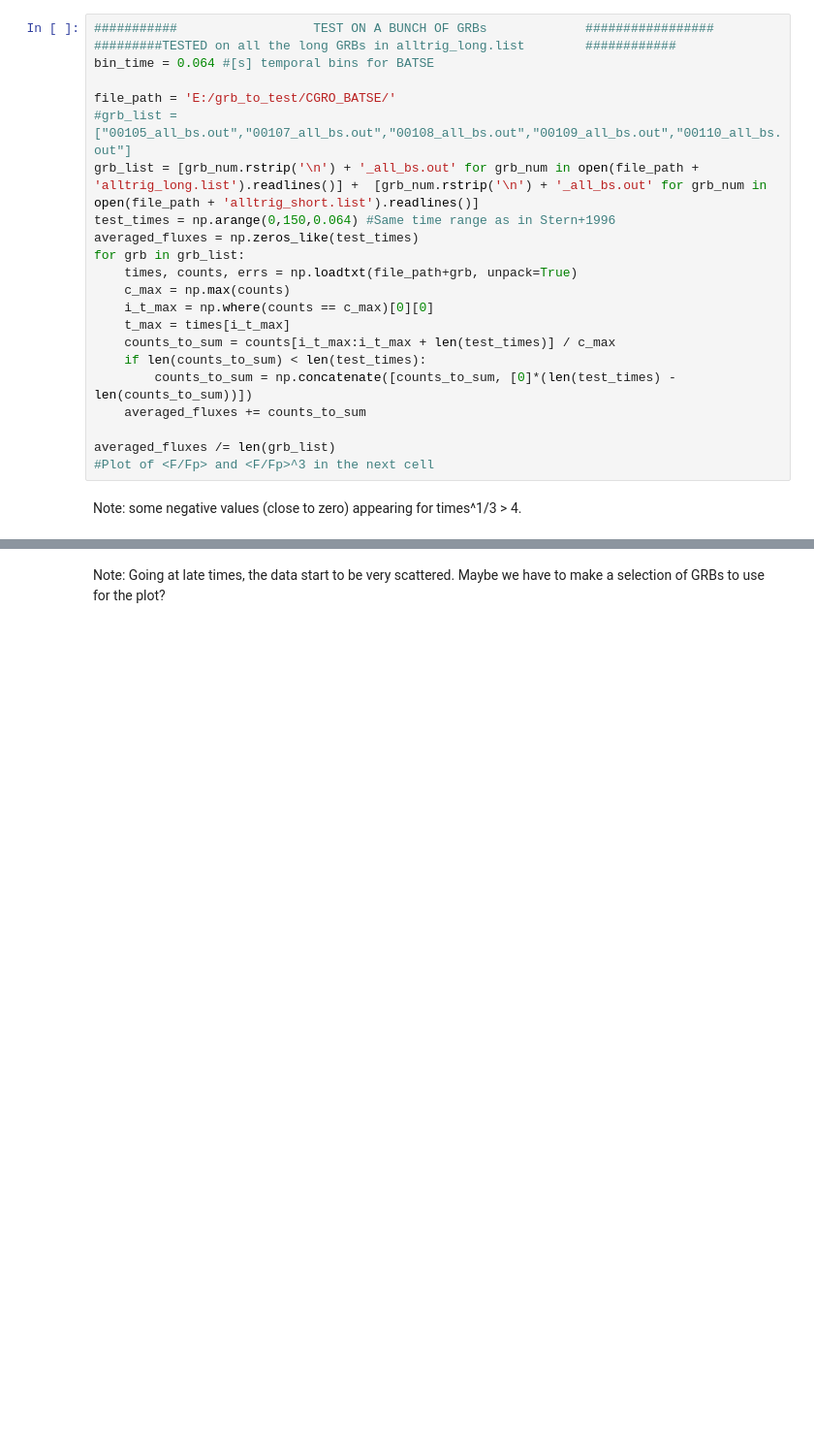
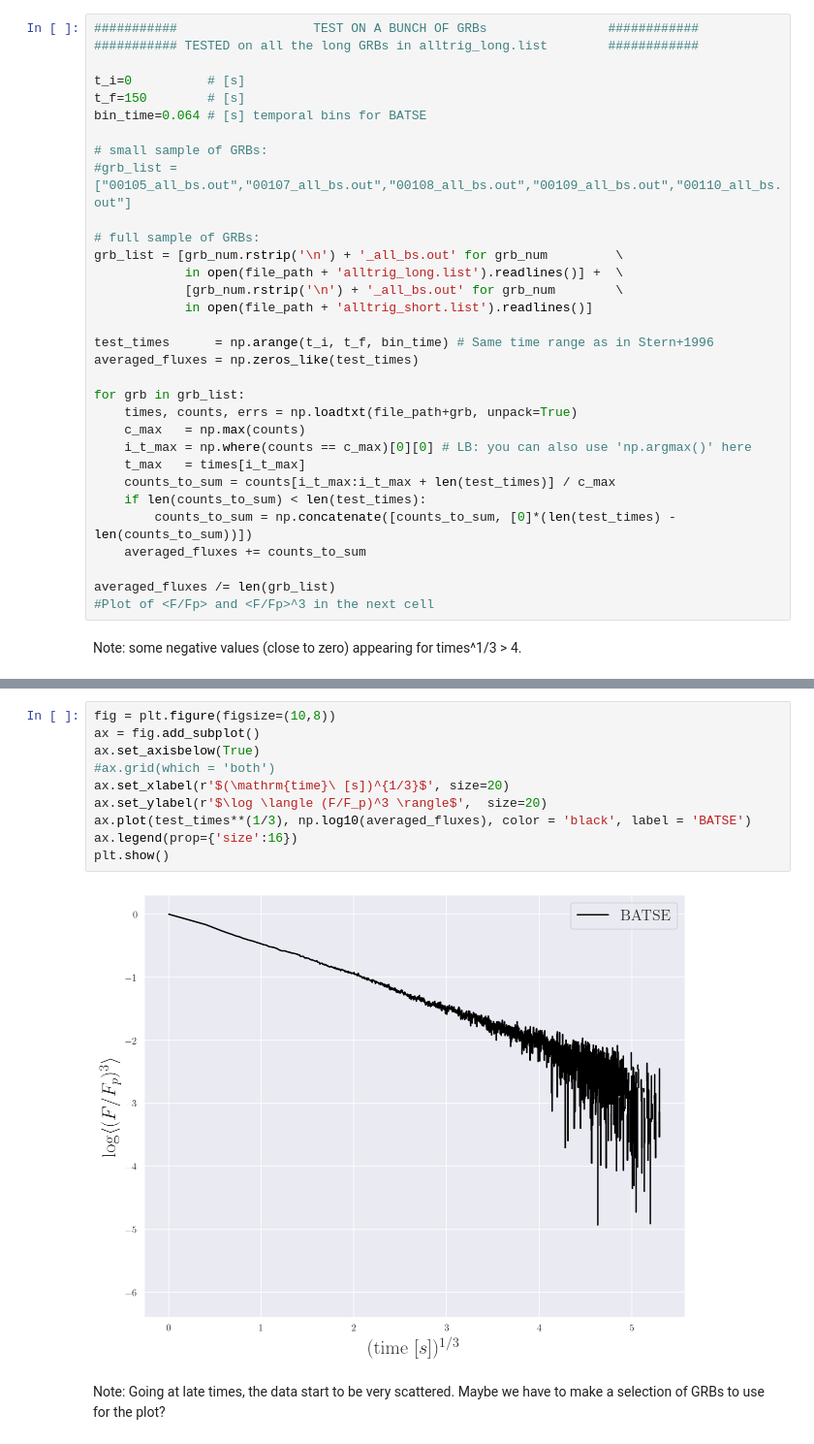
Before and after one commit to romanomaccary/geneticgrbs_v2, a Jupyter notebook: statistical_test/Real_GRBs_Test.ipynb, the cells around one changed output, grey strips where cells are left out. Shown at 97% size. Saved outputs shown, nothing was run; the diff lists cells and outputs as text; blank space fills up the shorter version.

```diff
--- a/statistical_test/Real_GRBs_Test.ipynb
+++ b/statistical_test/Real_GRBs_Test.ipynb
@@ -51,20 +76,30 @@ Following the technique described in Mitranof et al., 1996 (https://ui.adsabs.ha
 
 #### (WIP)
 # %%
-###########                  TEST ON A BUNCH OF GRBs             #################
-#########TESTED on all the long GRBs in alltrig_long.list        ############
-bin_time = 0.064 #[s] temporal bins for BATSE
+###########                  TEST ON A BUNCH OF GRBs                ############
+########### TESTED on all the long GRBs in alltrig_long.list        ############
 
-file_path = 'E:/grb_to_test/CGRO_BATSE/'
+t_i=0          # [s]
+t_f=150        # [s]
+bin_time=0.064 # [s] temporal bins for BATSE
+
+# small sample of GRBs:
 #grb_list = ["00105_all_bs.out","00107_all_bs.out","00108_all_bs.out","00109_all_bs.out","00110_all_bs.out"]
-grb_list = [grb_num.rstrip('\n') + '_all_bs.out' for grb_num in open(file_path + 'alltrig_long.list').readlines()] +  [grb_num.rstrip('\n') + '_all_bs.out' for grb_num in open(file_path + 'alltrig_short.list').readlines()]
-test_times = np.arange(0,150,0.064) #Same time range as in Stern+1996
+
+# full sample of GRBs:
+grb_list = [grb_num.rstrip('\n') + '_all_bs.out' for grb_num         \
+            in open(file_path + 'alltrig_long.list').readlines()] +  \
+            [grb_num.rstrip('\n') + '_all_bs.out' for grb_num        \
+            in open(file_path + 'alltrig_short.list').readlines()]
+
+test_times      = np.arange(t_i, t_f, bin_time) # Same time range as in Stern+1996
 averaged_fluxes = np.zeros_like(test_times)
+
 for grb in grb_list:
     times, counts, errs = np.loadtxt(file_path+grb, unpack=True)
-    c_max = np.max(counts)
-    i_t_max = np.where(counts == c_max)[0][0]
-    t_max = times[i_t_max]
+    c_max   = np.max(counts)
+    i_t_max = np.where(counts == c_max)[0][0] # LB: you can also use 'np.argmax()' here
+    t_max   = times[i_t_max]
     counts_to_sum = counts[i_t_max:i_t_max + len(test_times)] / c_max
     if len(counts_to_sum) < len(test_times):
         counts_to_sum = np.concatenate([counts_to_sum, [0]*(len(test_times) - len(counts_to_sum))])
@@ -104,3 +131,15 @@ ax.plot(test_times**(1/3), np.log10(averaged_fluxes), color = 'black')
+# %%
+fig = plt.figure(figsize=(10,8))
+ax = fig.add_subplot()
+ax.set_axisbelow(True)
+#ax.grid(which = 'both')
+ax.set_xlabel(r'$(\mathrm{time}\ [s])^{1/3}$', size=20)
+ax.set_ylabel(r'$\log \langle (F/F_p)^3 \rangle$',  size=20)
+ax.plot(test_times**(1/3), np.log10(averaged_fluxes), color = 'black', label = 'BATSE')
+ax.legend(prop={'size':16})
+plt.show()
+# %% [output]
+[figure, added]
 # %% [markdown]
 Note: Going at late times, the data start to be very scattered. Maybe we have to make a selection of GRBs to use for the plot?
 # %% [markdown]
```
Also changed, not shown: parts of 10 cells of this notebook.
